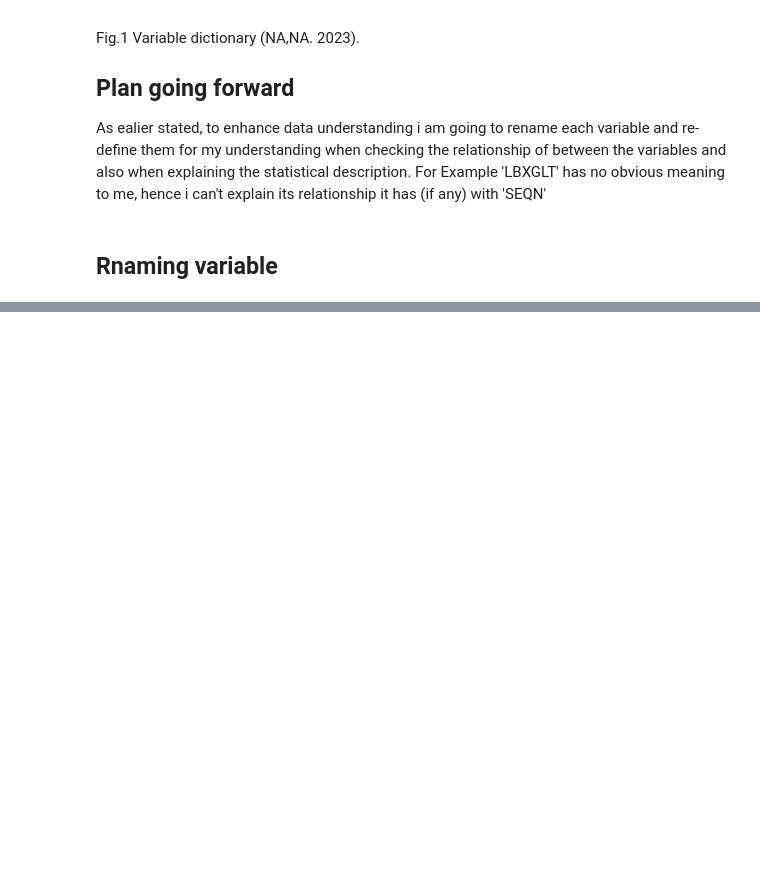
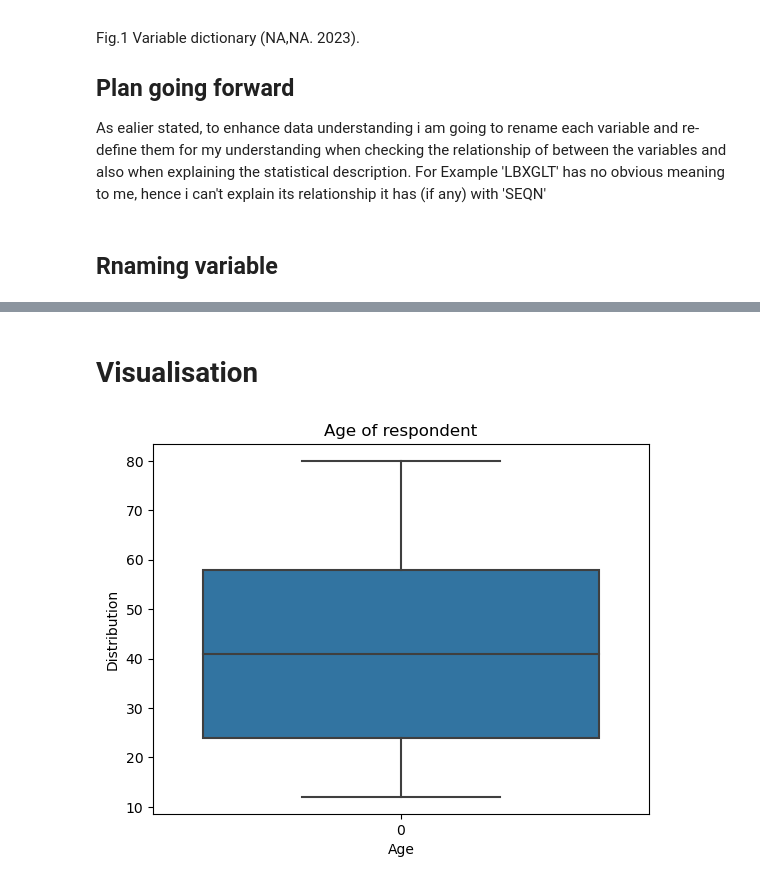
Before and after one commit to Ayomide-ola/Health-analysis, a Jupyter notebook: Integrated_CA .ipynb, the cells around one changed output, grey strips where cells are left out. Drawn from its saved outputs; the diff is of its cells as text; code cells hidden in the pictures; blank space fills up the shorter version.

```diff
--- a/Integrated_CA .ipynb
+++ b/Integrated_CA .ipynb
@@ -453,0 +475,10 @@ As shOwn in the statisticaall summary, the average age of all respondents is '41
+# %% [markdown]
+# Visualisation
+# %%
+sns.boxplot(data=df["Age"])
+plt.title("Age of respondent")
+plt.xlabel("Age")
+plt.ylabel("Distribution")
+plt.show()
+# %% [output]
+[figure, added]
```
Also changed, not shown: parts of 51 cells of this notebook.
